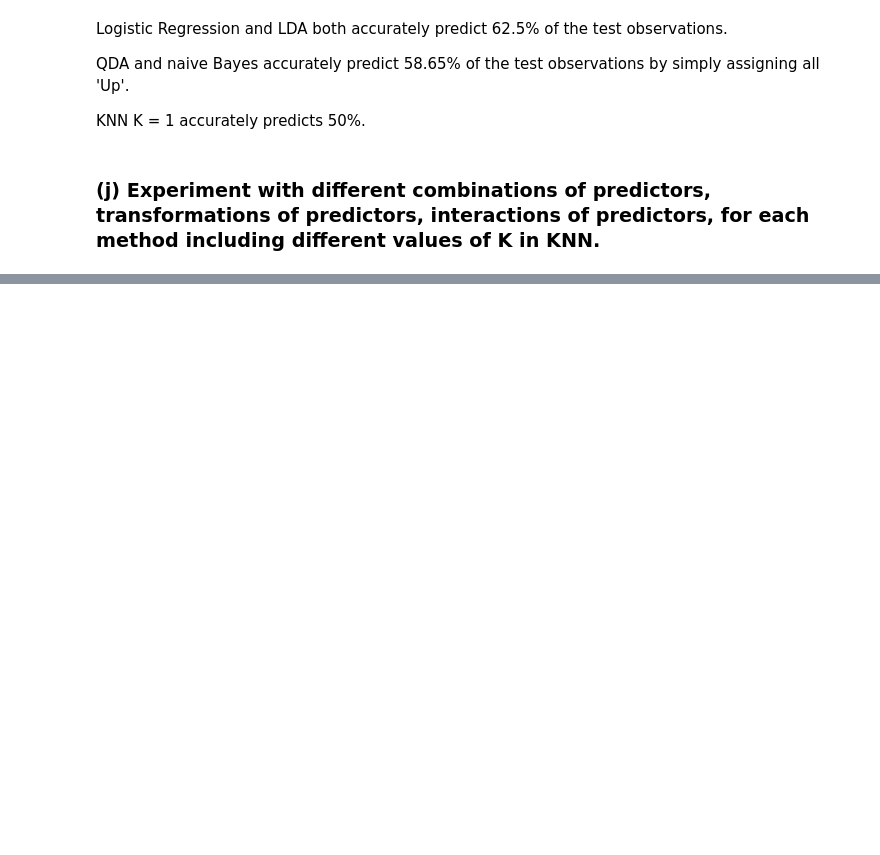
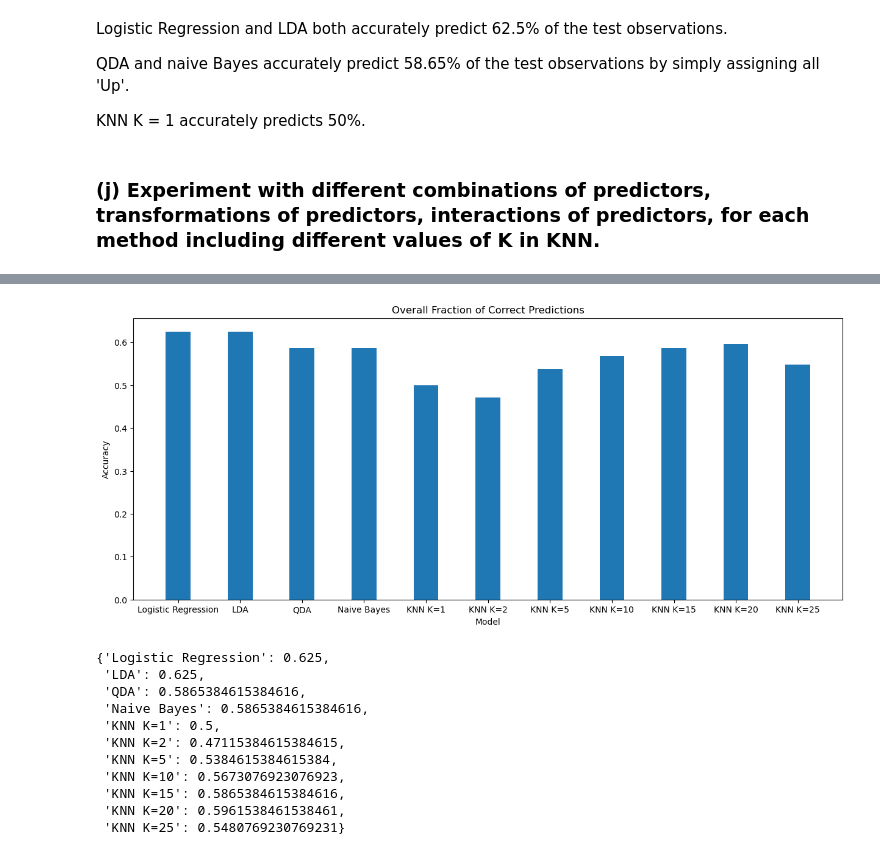
Before and after one commit to carmancater/an-introduction-to-statistical-learning-with-applications-in-python, a Jupyter notebook: Chapter 04 - Classification/Ch 4 Ex 13.ipynb, the cells around one changed output, grey strips where cells are left out. Saved outputs shown, nothing was run; the diff lists cells and outputs as text; code cells hidden in the pictures; blank space fills up the shorter version.

```diff
--- a/Chapter 04 - Classification/Ch 4 Ex 13.ipynb
+++ b/Chapter 04 - Classification/Ch 4 Ex 13.ipynb
@@ -248,0 +291,3 @@ KNN K = 1 accurately predicts 50%.
+# %%
+D = Weekly.Direction
+L_train, L_test = D.loc[train], D.loc[~train]
@@ -248,0 +296,76 @@ KNN K = 1 accurately predicts 50%.
+# %%
+# Model Choice
+model = MS(['Lag2']).fit(Weekly)
+
+X = model.transform(Weekly)
+y = Weekly.Direction == 'Up'
+X_train, X_test = X.loc[train], X.loc[~train]
+X_trainn, X_testt = [M.drop(columns=['intercept']) for M in [X_train, X_test]]
+y_train, y_test = y.loc[train], y.loc[~train]
+
+data = {}
+
+# Logistic Regression
+confusionTable, accuracy = logisticRegression(X_train, y_train, X_test, L_test)
+data['Logistic Regression']= accuracy
+
+# LDA
+confusionTable, accuracy = lda(X_trainn, L_train, X_testt, L_test)
+data['LDA']= accuracy
+
+# QDA
+confusionTable, accuracy = qda(X_trainn, L_train, X_testt, L_test)
+data['QDA']= accuracy
+
+# Naive Bayes
+confusionTable, accuracy = nb(X_trainn, L_train, X_testt, L_test)
+data['Naive Bayes']= accuracy
+
+# KNN
+confusionTable, accuracy = knn(X_trainn, L_train, X_testt, L_test, 1)
+data['KNN K=1']= accuracy
+
+confusionTable, accuracy = knn(X_trainn, L_train, X_testt, L_test, 2)
+data['KNN K=2']= accuracy
+
+confusionTable, accuracy = knn(X_trainn, L_train, X_testt, L_test, 5)
+data['KNN K=5']= accuracy
+
+confusionTable, accuracy = knn(X_trainn, L_train, X_testt, L_test, 10)
+data['KNN K=10']= accuracy
+
+confusionTable, accuracy = knn(X_trainn, L_train, X_testt, L_test, 15)
+data['KNN K=15']= accuracy
+
+confusionTable, accuracy = knn(X_trainn, L_train, X_testt, L_test, 20)
+data['KNN K=20']= accuracy
+
+confusionTable, accuracy = knn(X_trainn, L_train, X_testt, L_test, 25)
+data['KNN K=25']= accuracy
+
+# Creating bar graph
+acc = list(data.keys())
+model = list(data.values())
+
+fig = plt.figure(figsize = (15, 6))
+plt.bar(acc, model, width = 0.4)
+
+plt.xlabel("Model")
+plt.ylabel("Accuracy")
+plt.title("Overall Fraction of Correct Predictions")
+plt.show()
+
+data
+# %% [output]
+[figure, added]
+{'Logistic Regression': 0.625,
+ 'LDA': 0.625,
+ 'QDA': 0.5865384615384616,
+ 'Naive Bayes': 0.5865384615384616,
+ 'KNN K=1': 0.5,
+ 'KNN K=2': 0.47115384615384615,
+ 'KNN K=5': 0.5384615384615384,
+ 'KNN K=10': 0.5673076923076923,
+ 'KNN K=15': 0.5865384615384616,
+ 'KNN K=20': 0.5961538461538461,
+ 'KNN K=25': 0.5480769230769231}
```
Also changed, not shown: parts of 4 cells of this notebook.
